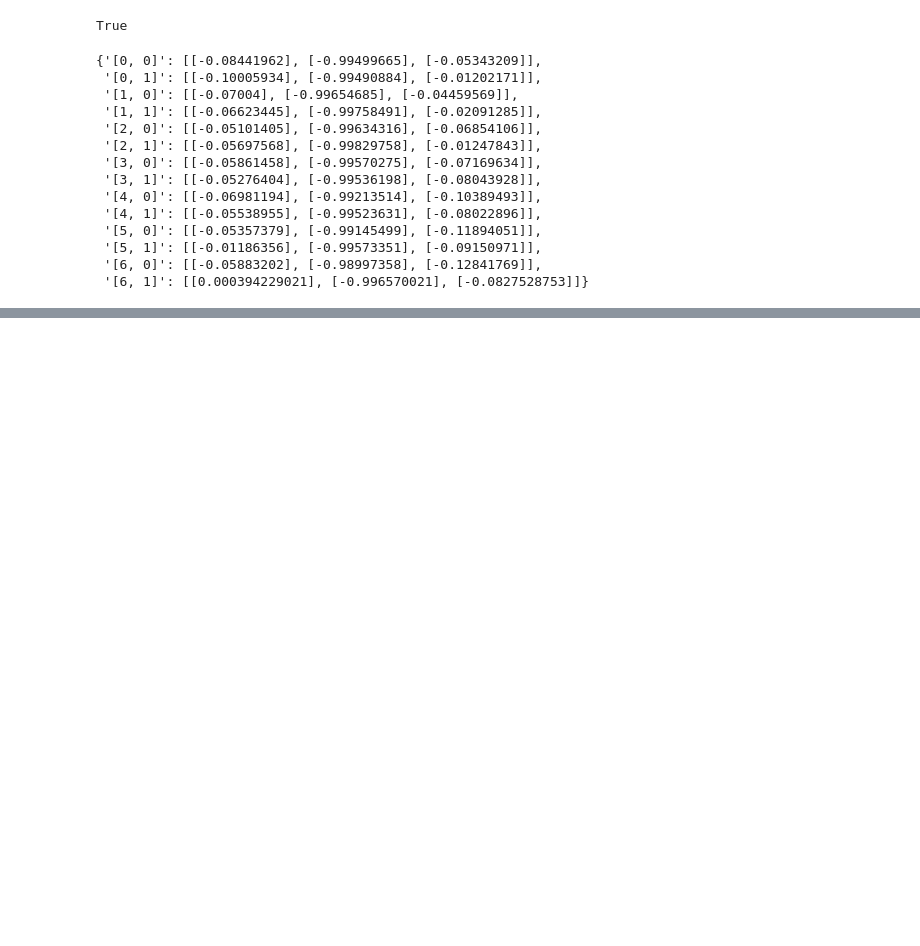
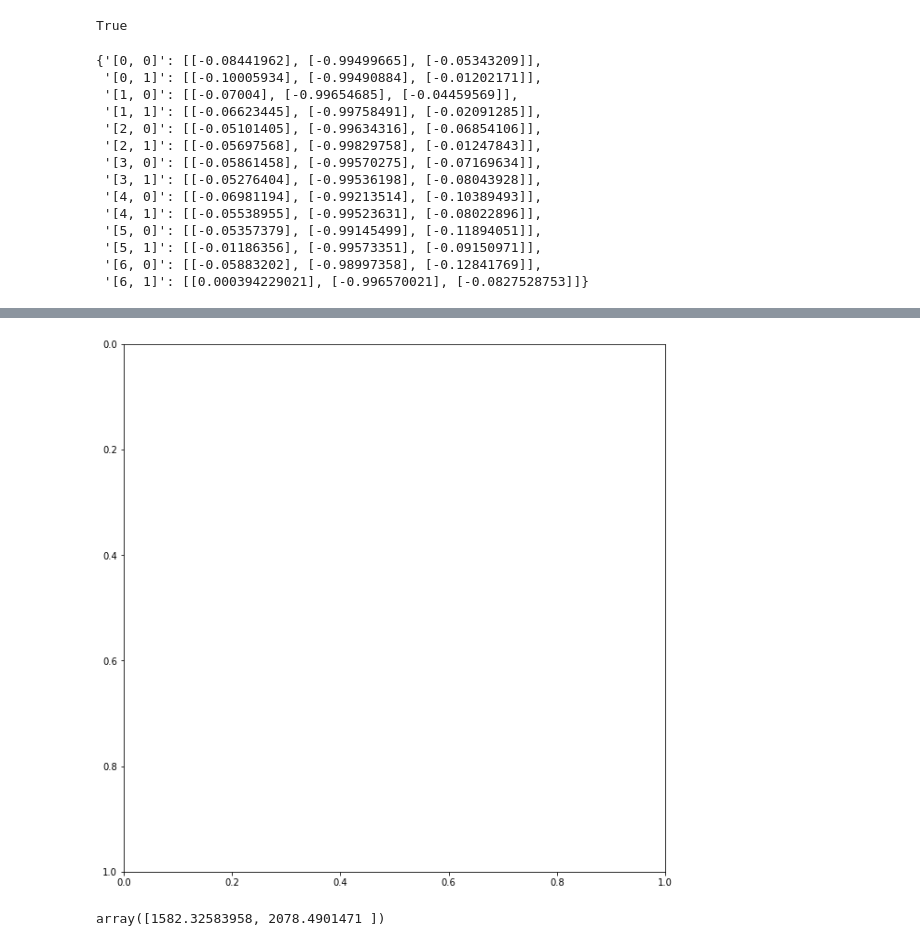
Before and after one commit to emjoyce/skeleton_keys_polygon, a Jupyter notebook: cut_polygons_1.ipynb, the cells around one changed output, grey strips where cells are left out. Cells and saved outputs as stored; diff of their text form; code cells hidden in the pictures; blank space fills up the shorter version.

```diff
--- a/cut_polygons_1.ipynb
+++ b/cut_polygons_1.ipynb
@@ -767,0 +752,12 @@ plot_layer_polygon(ax, test_poly)
+# %%
+fig, ax = plt.subplots()
+fig.set_size_inches(10.5, 10.5)
+#plt.xlim([3180.0, 3196.0])
+#plt.ylim([2295.0, 2295.0])
+ax.invert_yaxis()
+# %% [output]
+[figure, added]
+# %%
+range_min
+# %% [output]
+array([1582.32583958, 2078.4901471 ])
```
Also changed, not shown: parts of 64 cells of this notebook, 27 other files.
